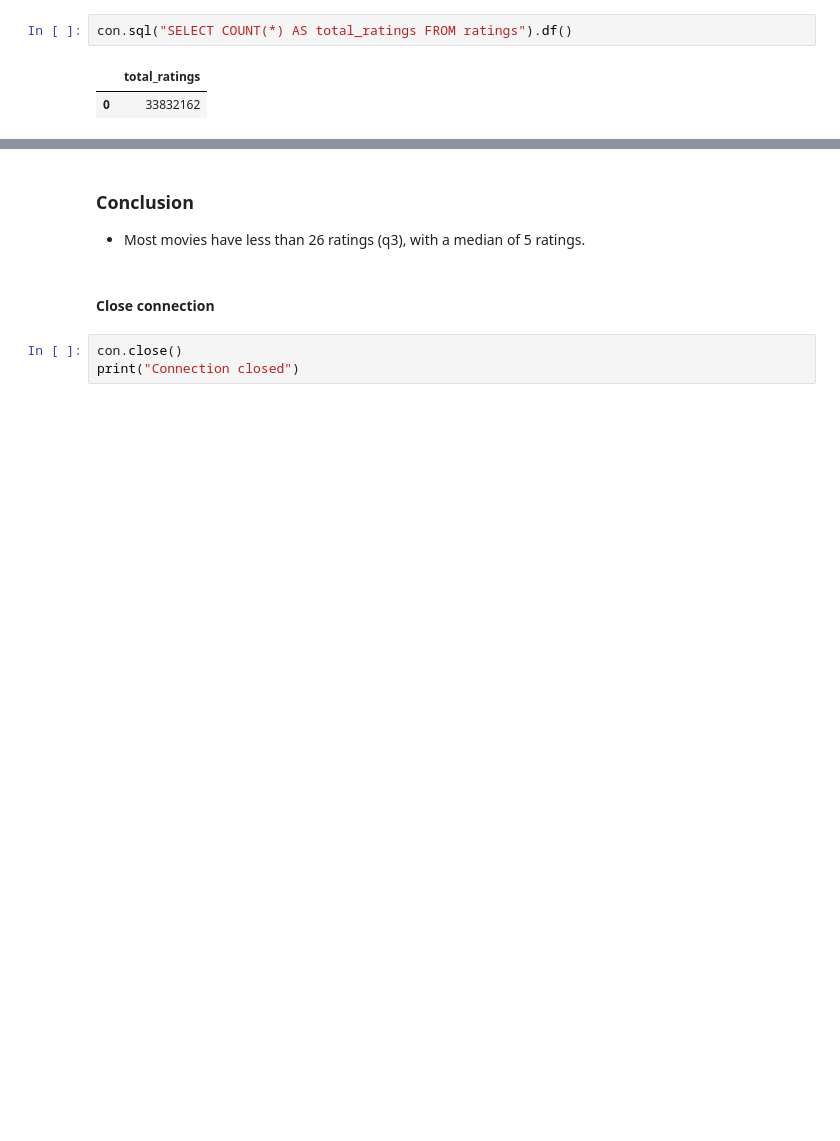
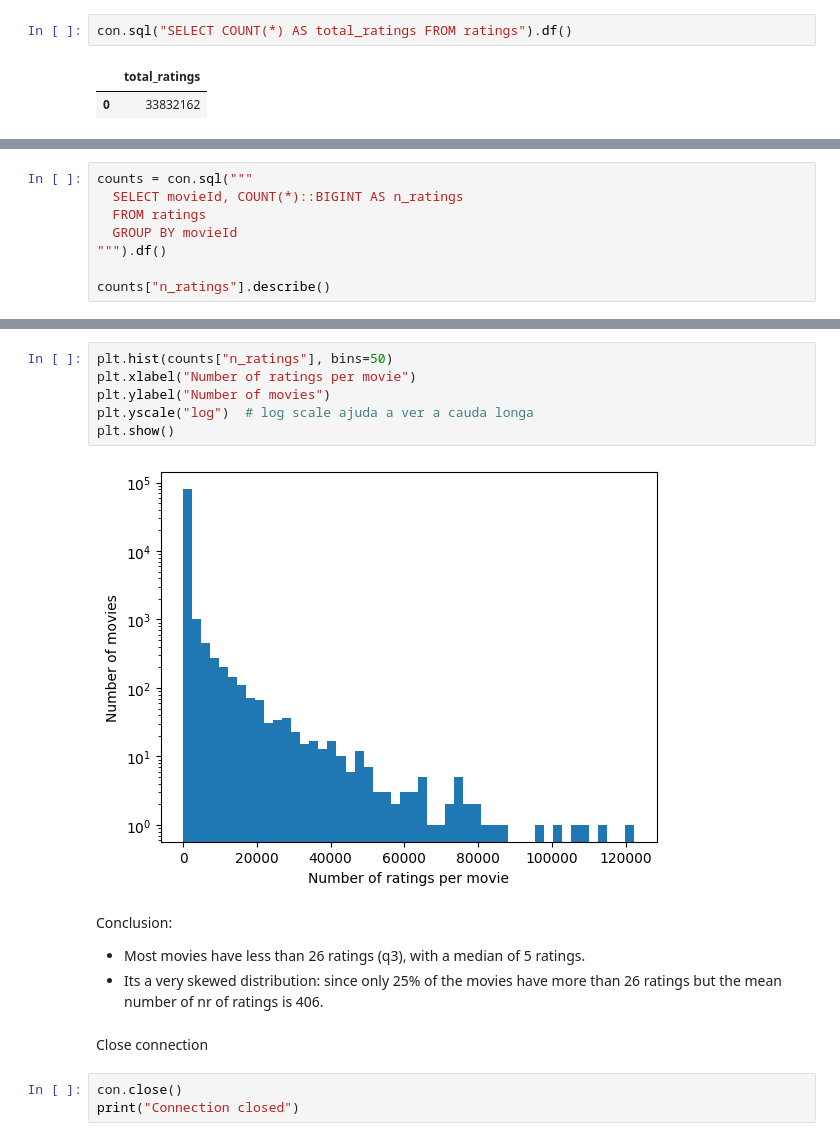
Before and after one commit to sergiopatinha/BigDataFoundations, a Jupyter notebook: notebooks/1.2 - (Full)33M Exploring 'ratings' table.ipynb, the cells around one changed output, grey strips where cells are left out. Cells and saved outputs as stored; diff of their text form; blank space fills up the shorter version.

```diff
--- a/notebooks/1.2 - (Full)33M Exploring 'ratings' table.ipynb
+++ b/notebooks/1.2 - (Full)33M Exploring 'ratings' table.ipynb
@@ -205,3 +228,11 @@ FROM counts
 # %% [output]
 |  | p25_ratings | median_ratings | p75_ratings | min_ratings | max_ratings | mean_ratings |
 | 0 | 2.0 | 5.0 | 26.0 | 1 | 122296 | 406.446041 |
+# %%
+counts = con.sql("""
+  SELECT movieId, COUNT(*)::BIGINT AS n_ratings
+  FROM ratings
+  GROUP BY movieId
+""").df()
+
+counts["n_ratings"].describe()
@@ -208,9 +249,18 @@ FROM counts
+# %%
+plt.hist(counts["n_ratings"], bins=50)
+plt.xlabel("Number of ratings per movie")
+plt.ylabel("Number of movies")
+plt.yscale("log")  # log scale ajuda a ver a cauda longa
+plt.show()
+# %% [output]
+[figure, added]
 # %% [markdown]
-### Conclusion
+Conclusion:
 
 - Most movies have less than 26 ratings (q3), with a median of 5 ratings.
+- Its a very skewed distribution: since only 25% of the movies have more than 26 ratings but the mean number of nr of ratings is 406.
 # %% [markdown]
-#### Close connection
+Close connection
 # %%
 con.close()
 print("Connection closed")
```
Also changed, not shown: parts of 18 cells of this notebook, 24 other files.
